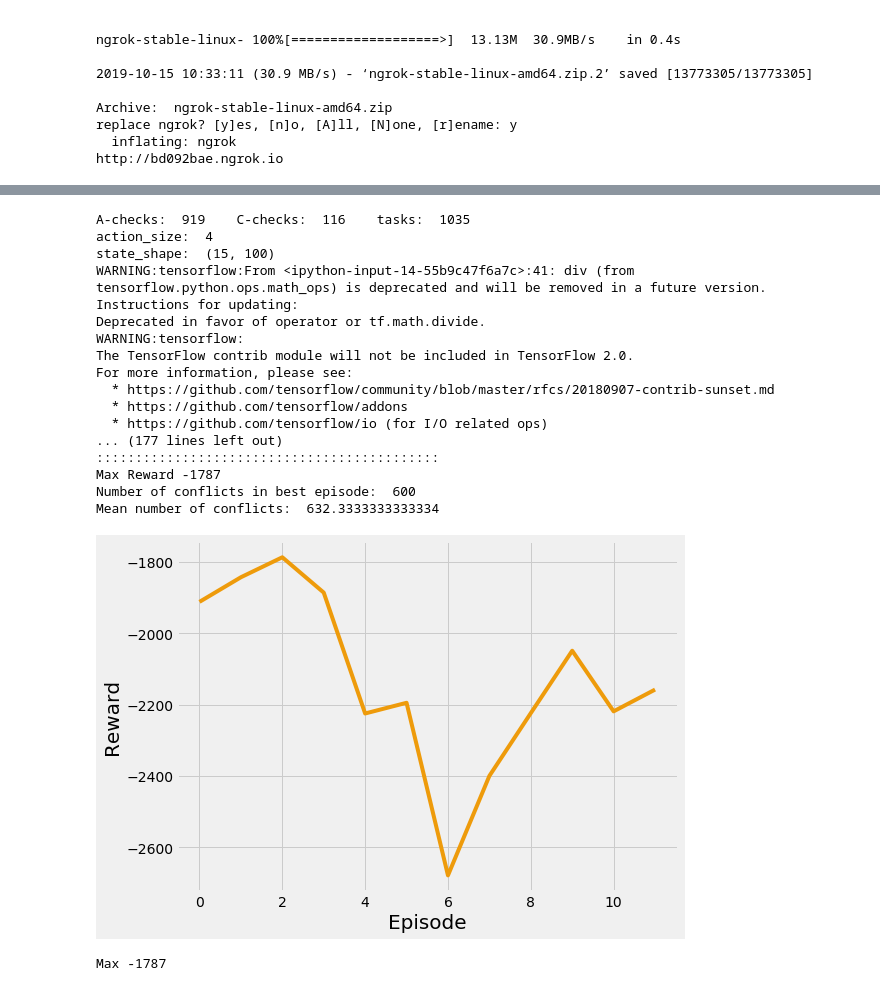
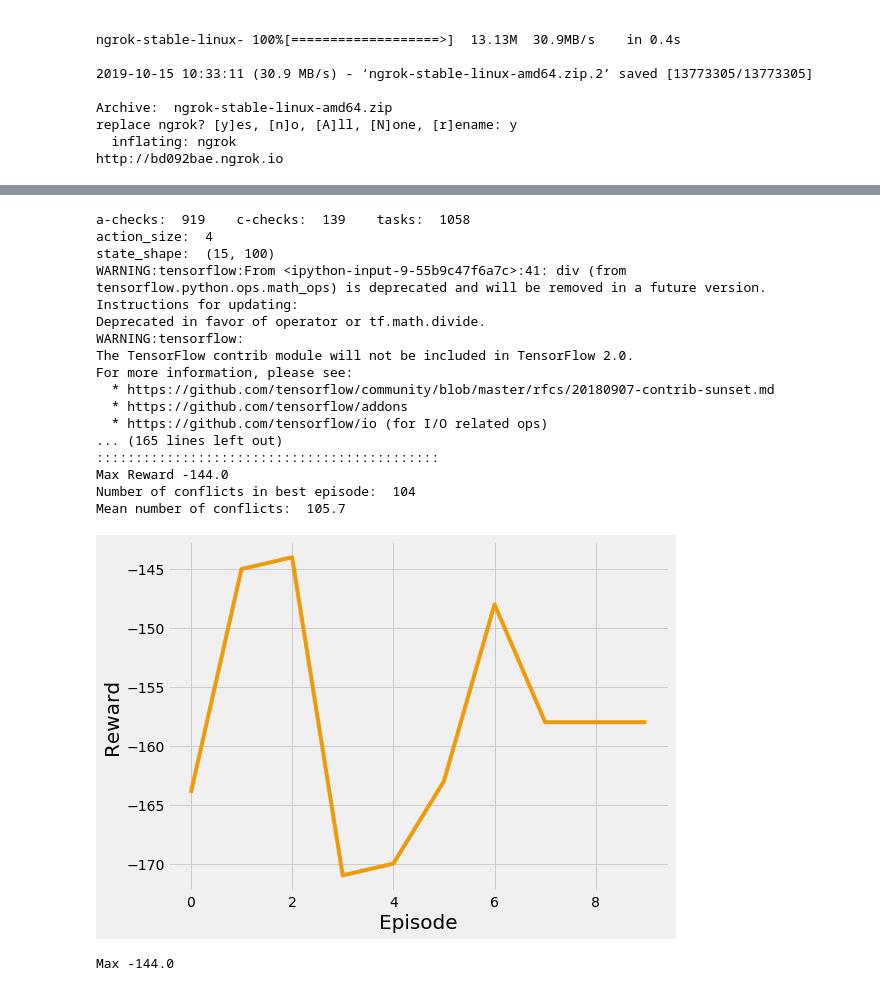
Before and after one commit to pedromcandrade/conflict_solver, a Jupyter notebook: conflicter_solver.ipynb, the cells around one changed output, grey strips where cells are left out. Drawn from its saved outputs; the diff is of its cells as text; code cells hidden in the pictures.

Commit message:
fixed task intervals

```diff
--- a/conflicter_solver.ipynb
+++ b/conflicter_solver.ipynb
@@ -393,6 +519,7 @@ class Task:
         self.end_day = -1
         self.hangar = -1
 
+        self.scheduled = False
         self.priority = priority
 
         self.up = False
@@ -402,7 +529,8 @@ class Aircraft:
     def __init__(self, fleet, tail_number):
         self.fleet = fleet
         self.tail_number = tail_number
-        self.tasks = []
+        self.c_checks = []
+        self.a_checks = []
 
 
 class Conflict:
@@ -1471,7 +1608,7 @@ import matplotlib.pyplot as plt
 class Agent:
     def __init__(self, env_name, gamma, buffer_size, batch_size, buffer_start,
                  target_update_freq, update_freq, learning_rate,
-                 max_episodes, max_steps, exp_init, exp_final,
+                 max_frames, max_steps, exp_init, exp_final,
                  exp_final_frame, training=True,
                  use_target=True, restore_session=False, write_summary=True):
 
@@ -1485,7 +1622,7 @@ class Agent:
         self.target_update_freq = target_update_freq
         self.update_freq = update_freq
         self.learning_rate = learning_rate
-        self.max_episodes = max_episodes
+        self.max_frames = max_frames
         self.max_steps = max_steps
         self.training = training
         self.use_target = use_target
@@ -1537,7 +1674,7 @@ class Agent:
             if self.write_summary:
                 self.summary_writer = tf.summary.FileWriter('./log')
             sess.run(tf.global_variables_initializer())
-            episode = 0
+            frame = 0
             # TODO: restore previous session
 
             state = self.env.reset()
@@ -1545,13 +1682,17 @@ class Agent:
             # In this loop the replay buffer will be pre-populated with
             # experiences by performing random actions
             for i in range(self.buffer_start):
+                #print("Agent:")
+                #print(self.env.last_scheduled)
+                #print(self.env.task_list[self.env.last_scheduled].scheduled)
+                #print(len(self.env.conflicts))
+                #print("...")
                 if i % 100 == 0:
                     print("Filling Buffer... ", (i * 100) / self.buffer_start, "%")
 
                 action = random.randint(0, self.action_size - 1)
 
                 next_state, reward, done, _ = self.env.step(action)
-
                 self.replay_buffer.add((state, action,
                                         reward, next_state, done))
                 if done:
@@ -1576,14 +1717,15 @@ class Agent:
             c_after = 0
             a_before = 0
             a_after = 0
-            while episode < self.max_episodes:
-                epoch_frame = 0
+            while frame < self.max_frames:
                 state = self.env.reset()
+
                 sum_rewards = 0
                 for step in range(self.max_steps):
+                    # print(self.env.last_scheduled)
                     action = self.action_getter.get_best_action(
                         sess,
-                        episode,
+                        frame,
                         state,
                         self.dqn_network,
                         pre_pop=False
@@ -1595,7 +1737,7 @@ class Agent:
 
                     all_rewards.append(reward)
 
-                    if episode % self. update_freq == 0:
+                    if frame % self.update_freq == 0:
                         batch = self.replay_buffer.sample(self.batch_size)
 
                         states_b = np.array([each[0] for each in batch])
@@ -1645,19 +1787,16 @@ class Agent:
                                 self.dqn_network.target_Q: target_q,
                                 self.dqn_network.actions: actions_b
                             })
-                        self.summary_writer.add_summary(summaries, episode)
+                        self.summary_writer.add_summary(summaries, frame)
 
-                    if (self.use_target and
-                            episode % self.target_update_freq == 0):
+                    if self.use_target and frame % self.target_update_freq == 0:
                         self.network_copier.update_target_graph(sess)
 
-                    episode += 1
-                    epoch_frame += 1
-
+                    frame += 1
                     conflicts += 1
 
                     if done:
-                        print("Training... ", (episode * 100) / self.max_episodes, "%")
+                        print("Training... ", (frame * 100) / self.max_frames, "%")
                         print("Conflicts: ", self.env.conf_number)
                         print("A-check conflicts: ", self.env.a_check_conf_number)
                         print("C-check conflicts: ", self.env.c_check_conf_number)
@@ -1696,10 +1835,12 @@ class Agent:
             task_oriented_json(self.best_env)
             maintenance_plan_json(self.best_env)
 # %%
+plot1 = None
+plot2 = None
+
 
 if __name__ == '__main__':
     tf.enable_eager_execution()
-
     dqn_agent = Agent("Seaquest-v0",
                       gamma=0.9,
                       buffer_size=10000,
@@ -1708,44 +1849,45 @@ if __name__ == '__main__':
                       target_update_freq=10000,
                       update_freq=4,
                       learning_rate=0.00025,
-                      max_episodes=500000,
+                      max_frames=10000,
                       max_steps=200000000,
                       exp_init=1.0,
                       exp_final=0.05,
-                      exp_final_frame=500000)
+                      exp_final_frame=90000)
     dqn_agent.train()
 
     plot1 = dqn_agent.plot1
     plot2 = dqn_agent.plot2
 
     style.use('fivethirtyeight')
 
     plt.figure(figsize=(8, 6))
 
     plt.xlabel('Episode', fontsize=20)
     plt.ylabel('Reward', fontsize=20)
 
     plt.plot(plot2, color='#ee9b0b')
 
+
     plt.show()
     print("Max", max(plot2))
 # %% [output]
-A-checks:  919    C-checks:  116    tasks:  1035
+a-checks:  919    c-checks:  139    tasks:  1058
 action_size:  4
 state_shape:  (15, 100)
-WARNING:tensorflow:From <ipython-input-14-55b9c47f6a7c>:41: div (from tensorflow.python.ops.math_ops) is deprecated and will be removed in a future version.
+WARNING:tensorflow:From <ipython-input-9-55b9c47f6a7c>:41: div (from tensorflow.python.ops.math_ops) is deprecated and will be removed in a future version.
 Instructions for updating:
 Deprecated in favor of operator or tf.math.divide.
 WARNING:tensorflow:
 The TensorFlow contrib module will not be included in TensorFlow 2.0.
 For more information, please see:
   * https://github.com/tensorflow/community/blob/master/rfcs/20180907-contrib-sunset.md
   * https://github.com/tensorflow/addons
   * https://github.com/tensorflow/io (for I/O related ops)
-... (177 lines left out)
+... (165 lines left out)
 ::::::::::::::::::::::::::::::::::::::::::::
-Max Reward -1787
-Number of conflicts in best episode:  600
-Mean number of conflicts:  632.3333333333334
+Max Reward -144.0
+Number of conflicts in best episode:  104
+Mean number of conflicts:  105.7
-[figure, old version]
+[figure, new version]
-Max -1787
+Max -144.0
```
Also changed, not shown: parts of 6 cells of this notebook, 11 other files.
